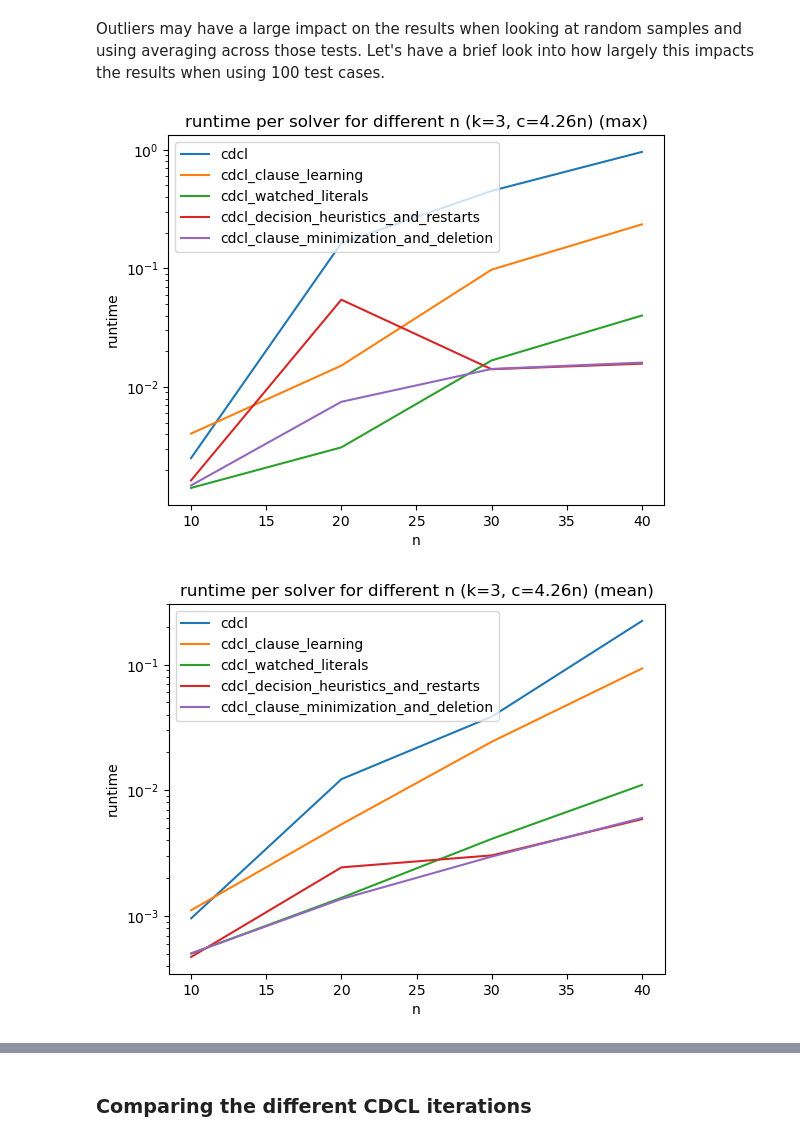
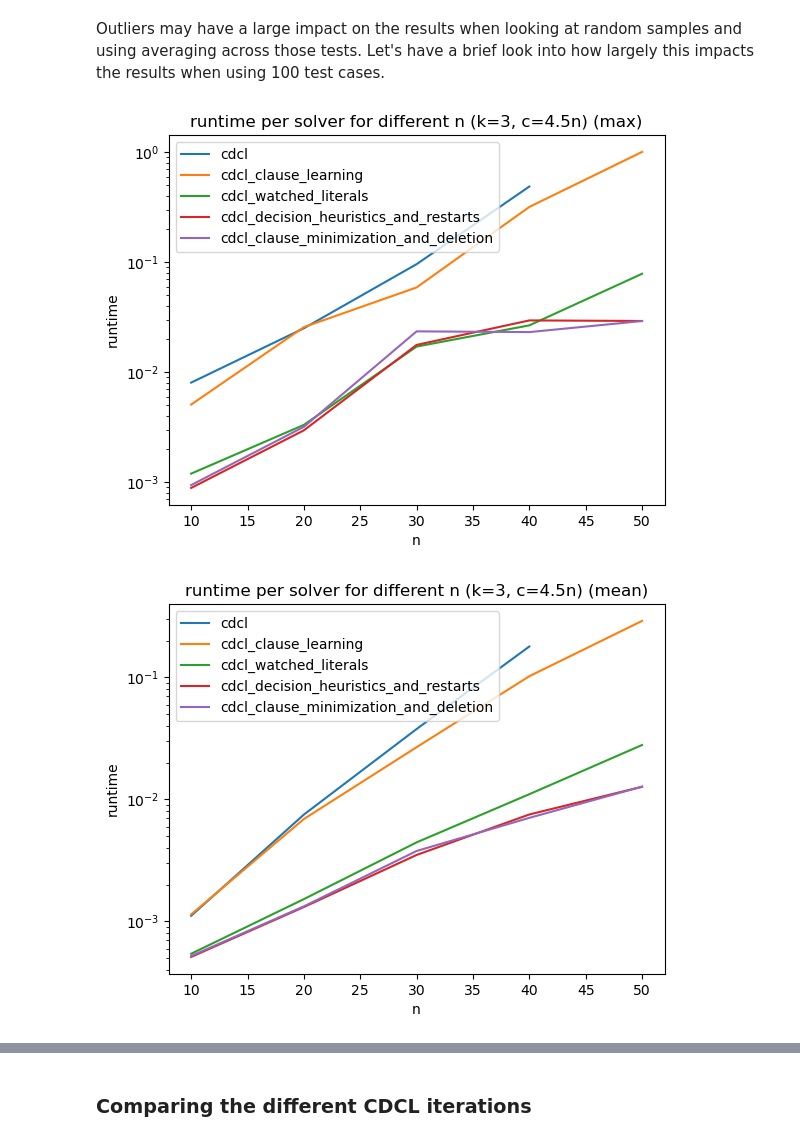
Before and after one commit to NeWildeSache/SAT-Lab, a Jupyter notebook: benchmarks.ipynb, the cells around one changed output, grey strips where cells are left out. Cells and saved outputs as stored; diff of their text form; code cells hidden in the pictures.

```diff
--- a/benchmarks.ipynb
+++ b/benchmarks.ipynb
@@ -65,15 +122,15 @@ Also, it seems like the davis putnam algorithm does significantly less unit prop
 Outliers may have a large impact on the results when looking at random samples and using averaging across those tests. Let's have a brief look into how largely this impacts the results when using 100 test cases.
 # %%
 solvers = [cdcl,cdcl_clause_learning,cdcl_watched_literals,cdcl_decision_heuristics_and_restarts,cdcl_clause_minimization_and_deletion]
-ns = [10,20,30,40]
-stats_module = StatisticsModule()
+ns = [10,20,30,40,50]
+stats_module = StatisticsModule(gamma=4.5,seed=42)
 outlier_statistics = stats_module.get_statistics_for_multiple_n(ns,solvers)
 stats_module.averaging_function = np.max
 stats_module.plot_statistic(stats_module.average_statistics(outlier_statistics),ns,"runtime"," (max)")
 stats_module.averaging_function = np.mean
 stats_module.plot_statistic(stats_module.average_statistics(outlier_statistics),ns,"runtime"," (mean)")
 stats_module.averaging_function = stats.hmean
 stats_module.plot_statistic(stats_module.average_statistics(outlier_statistics),ns,"runtime"," (harmonic mean)")
 # %% [output]
-[figure, old version]
+[figure, new version]
-[figure, old version]
+[figure, new version]
```
Also changed, not shown: parts of 34 cells of this notebook, 1 other file.
